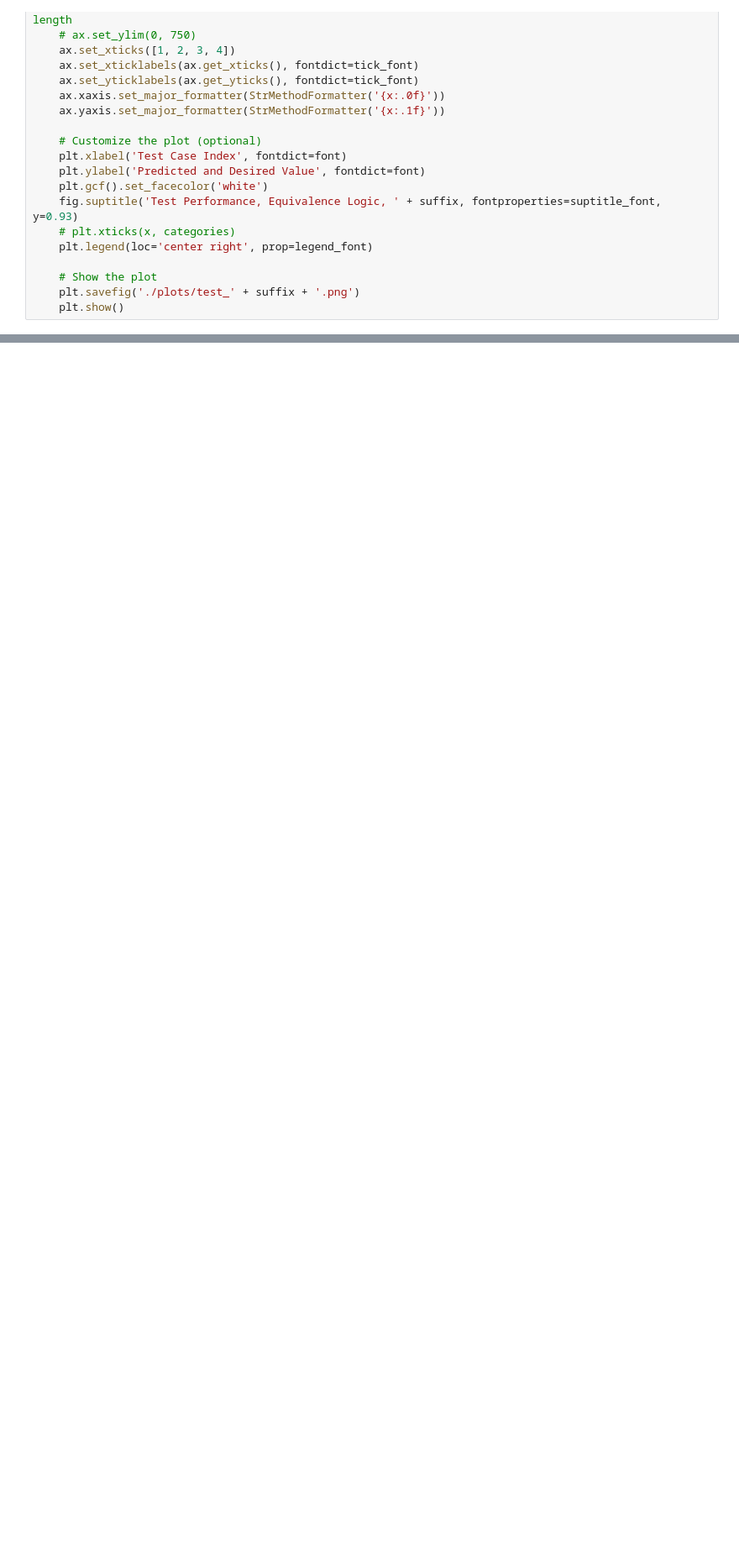
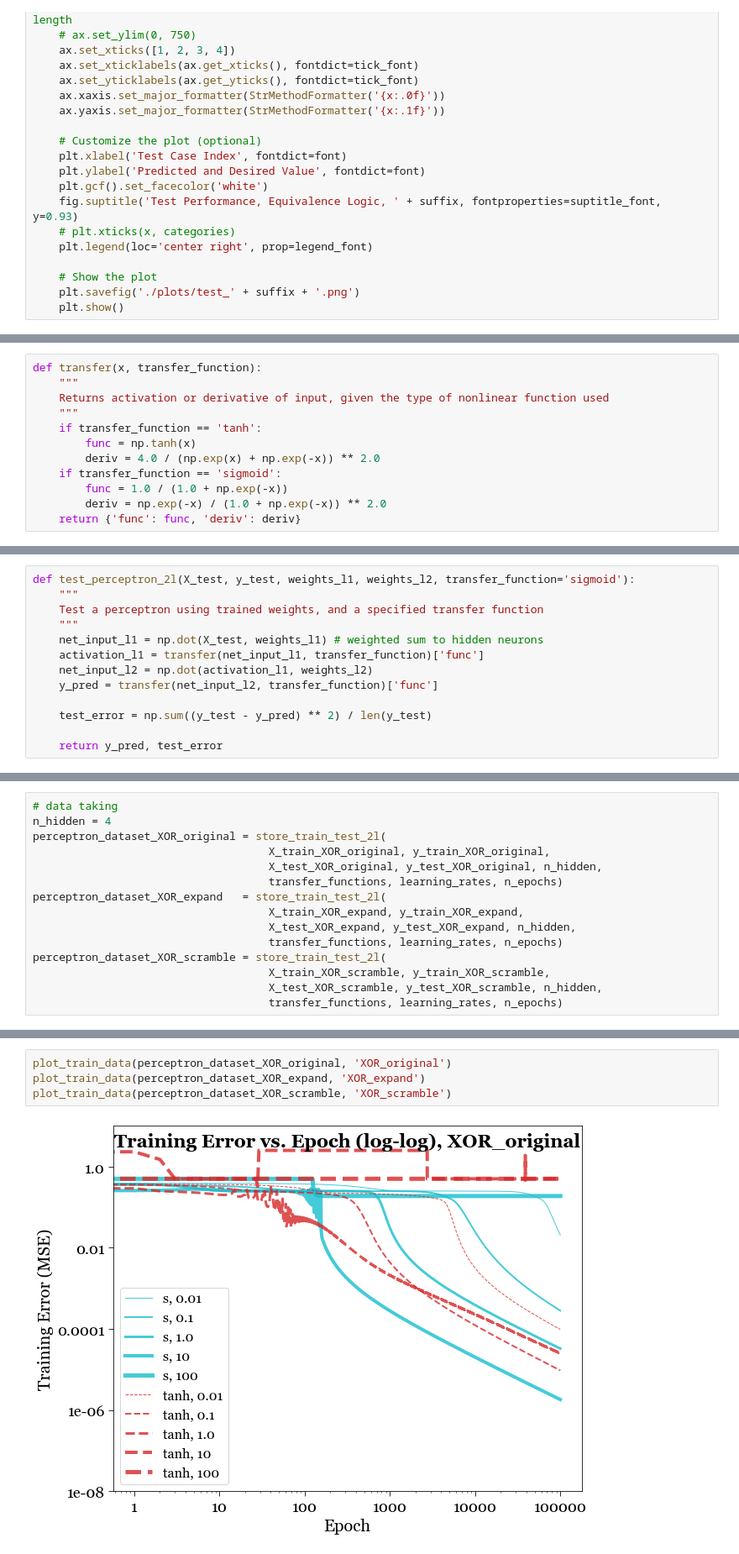
Before and after one commit to chew-in/computational_physics, a Jupyter notebook: 3_ANN/perceptron.ipynb, the cells around one changed output, grey strips where cells are left out. Shown at 84% size. Saved outputs shown, nothing was run; the diff lists cells and outputs as text; blank space fills up the shorter version.

```diff
--- a/3_ANN/perceptron.ipynb
+++ b/3_ANN/perceptron.ipynb
@@ -331,0 +315,12 @@ print("One can see that neither transfer function yields the right result for XO
+# %%
+def transfer(x, transfer_function):
+    """
+    Returns activation or derivative of input, given the type of nonlinear function used
+    """
+    if transfer_function == 'tanh':
+        func = np.tanh(x)
+        deriv = 4.0 / (np.exp(x) + np.exp(-x)) ** 2.0
+    if transfer_function == 'sigmoid':
+        func = 1.0 / (1.0 + np.exp(-x))
+        deriv = np.exp(-x) / (1.0 + np.exp(-x)) ** 2.0
+    return {'func': func, 'deriv': deriv}
@@ -331,0 +369,13 @@ print("One can see that neither transfer function yields the right result for XO
+# %%
+def test_perceptron_2l(X_test, y_test, weights_l1, weights_l2, transfer_function='sigmoid'):
+    """
+    Test a perceptron using trained weights, and a specified transfer function
+    """
+    net_input_l1 = np.dot(X_test, weights_l1) # weighted sum to hidden neurons
+    activation_l1 = transfer(net_input_l1, transfer_function)['func']
+    net_input_l2 = np.dot(activation_l1, weights_l2)
+    y_pred = transfer(net_input_l2, transfer_function)['func']
+
+    test_error = np.sum((y_test - y_pred) ** 2) / len(y_test)
+
+    return y_pred, test_error
@@ -331,0 +411,15 @@ print("One can see that neither transfer function yields the right result for XO
+# %%
+# data taking
+n_hidden = 4
+perceptron_dataset_XOR_original = store_train_test_2l(
+                                    X_train_XOR_original, y_train_XOR_original,
+                                    X_test_XOR_original, y_test_XOR_original, n_hidden,
+                                    transfer_functions, learning_rates, n_epochs)
+perceptron_dataset_XOR_expand   = store_train_test_2l(
+                                    X_train_XOR_expand, y_train_XOR_expand,
+                                    X_test_XOR_expand, y_test_XOR_expand, n_hidden,
+                                    transfer_functions, learning_rates, n_epochs)
+perceptron_dataset_XOR_scramble = store_train_test_2l(
+                                    X_train_XOR_scramble, y_train_XOR_scramble,
+                                    X_test_XOR_scramble, y_test_XOR_scramble, n_hidden,
+                                    transfer_functions, learning_rates, n_epochs)
@@ -331,0 +431,6 @@ print("One can see that neither transfer function yields the right result for XO
+# %%
+plot_train_data(perceptron_dataset_XOR_original, 'XOR_original')
+plot_train_data(perceptron_dataset_XOR_expand, 'XOR_expand')
+plot_train_data(perceptron_dataset_XOR_scramble, 'XOR_scramble')
+# %% [output]
+[figure, added]
```
Also changed, not shown: parts of 18 cells of this notebook, 12 other files.
